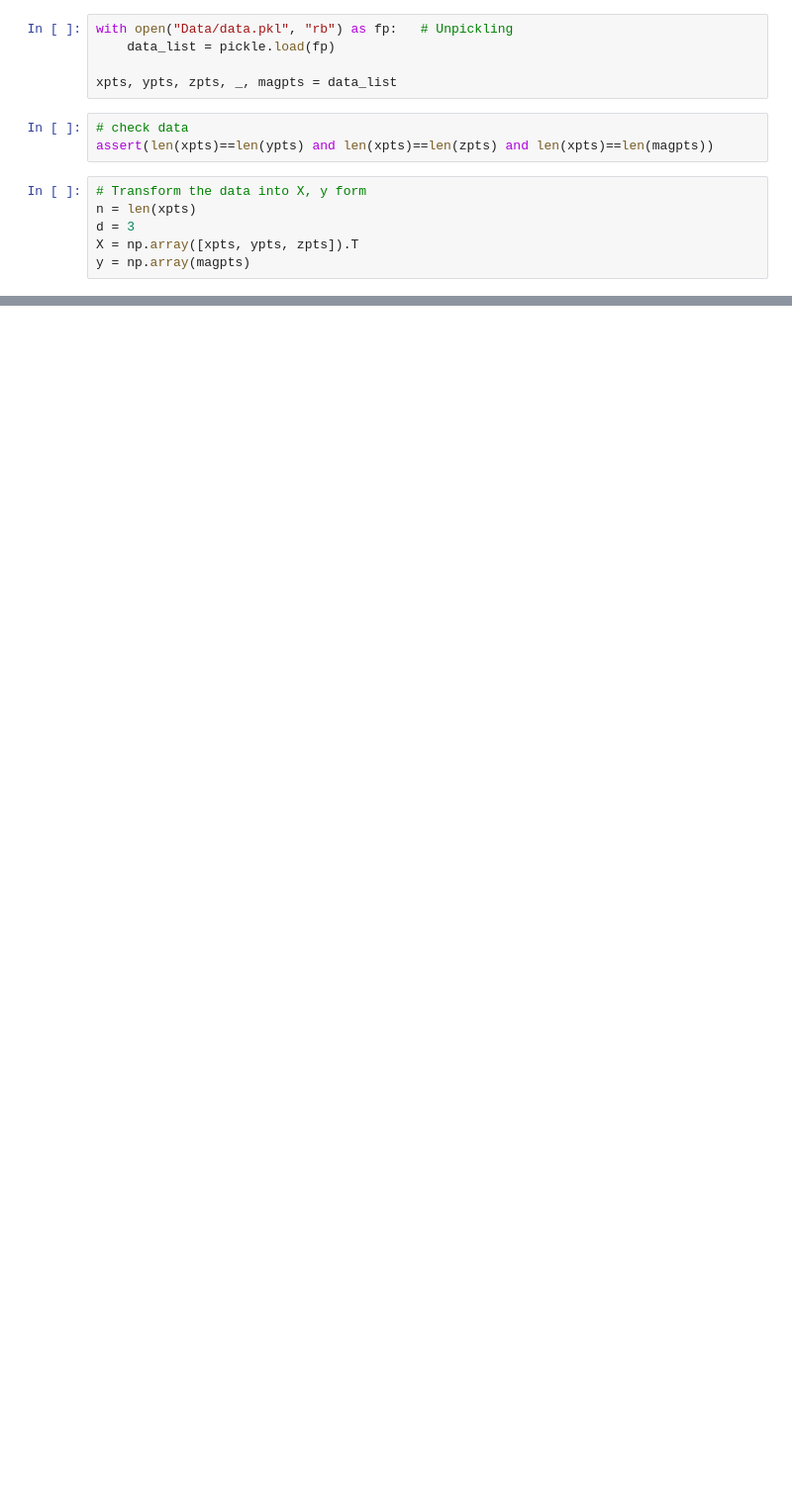
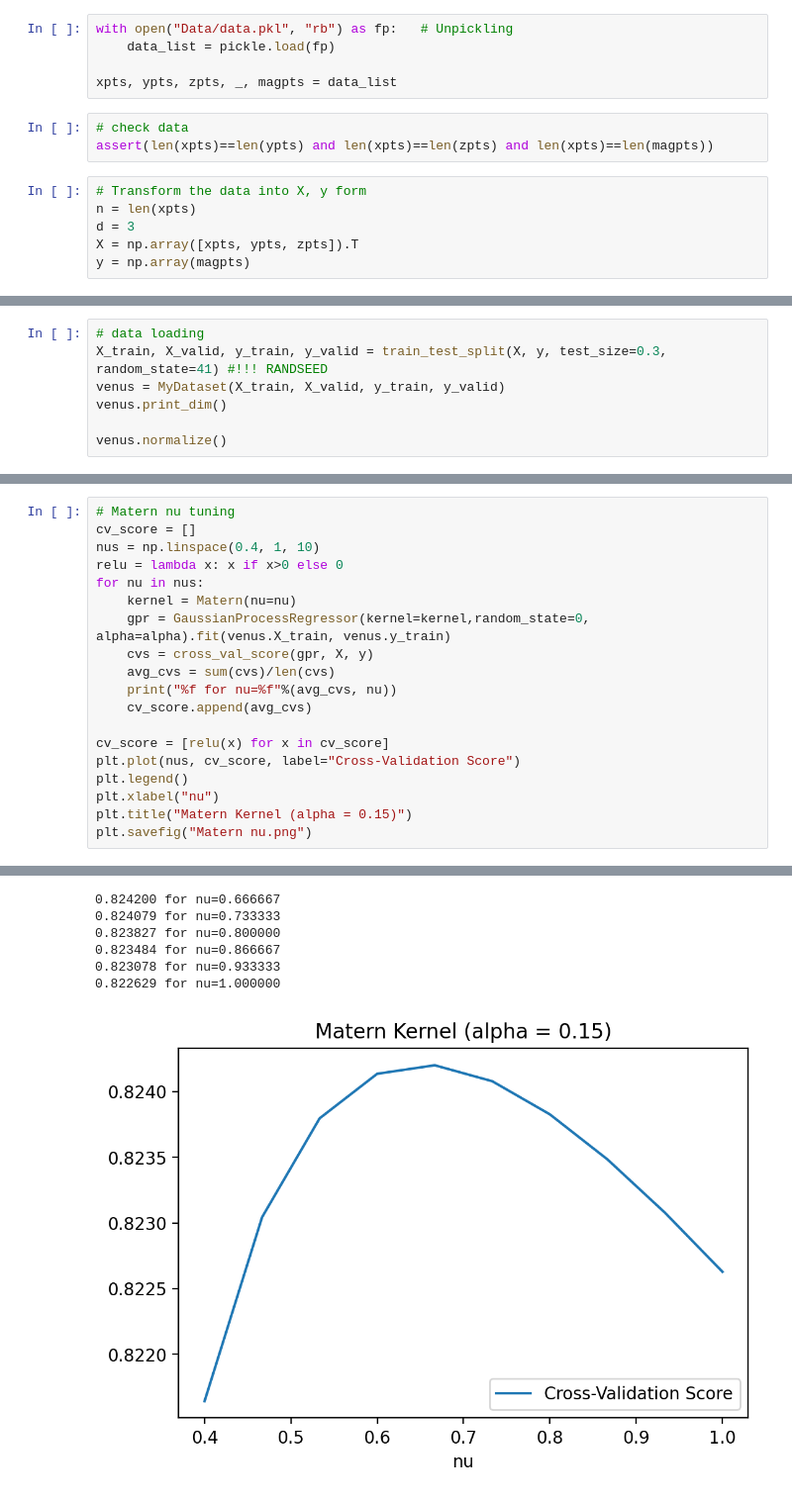
Before and after one commit to yubinhu/Venus-Exploration, a Jupyter notebook: Gaussian Regression on All Data.ipynb, the cells around one changed output, grey strips where cells are left out. Shown at 99% size. Saved outputs shown, nothing was run; the diff lists cells and outputs as text; blank space fills up the shorter version.

```diff
--- a/Gaussian Regression on All Data.ipynb
+++ b/Gaussian Regression on All Data.ipynb
@@ -82,3 +120,10 @@ def results_to_csv(y_test, title = 'submission.csv'):
     df = pd.DataFrame({'Category': y_test})
     df.index += 1  # Ensures that the index starts at 1.
     df.to_csv(title, index_label='Id')
+# %%
+# data loading
+X_train, X_valid, y_train, y_valid = train_test_split(X, y, test_size=0.3, random_state=41) #!!! RANDSEED
+venus = MyDataset(X_train, X_valid, y_train, y_valid)
+venus.print_dim()
+
+venus.normalize()
@@ -99,0 +155,20 @@ Test score:0.963480 (This should be slightly less than training, otherwise decre
+# %%
+# Matern nu tuning
+cv_score = []
+nus = np.linspace(0.4, 1, 10)
+relu = lambda x: x if x>0 else 0
+for nu in nus:
+    kernel = Matern(nu=nu)
+    gpr = GaussianProcessRegressor(kernel=kernel,random_state=0, alpha=alpha).fit(venus.X_train, venus.y_train)
+    cvs = cross_val_score(gpr, X, y)
+    avg_cvs = sum(cvs)/len(cvs)
+    print("%f for nu=%f"%(avg_cvs, nu))
+    cv_score.append(avg_cvs)
+
+cv_score = [relu(x) for x in cv_score]
+plt.plot(nus, cv_score, label="Cross-Validation Score")
+plt.legend()
+plt.xlabel("nu")
+plt.title("Matern Kernel (alpha = 0.15)")
+plt.savefig("Matern nu.png")
+# %% [output]
@@ -99,0 +184,7 @@ Test score:0.963480 (This should be slightly less than training, otherwise decre
+0.824200 for nu=0.666667
+0.824079 for nu=0.733333
+0.823827 for nu=0.800000
+0.823484 for nu=0.866667
+0.823078 for nu=0.933333
+0.822629 for nu=1.000000
+[figure, added]
```
Also changed, not shown: parts of 10 cells of this notebook, 7 other files.
